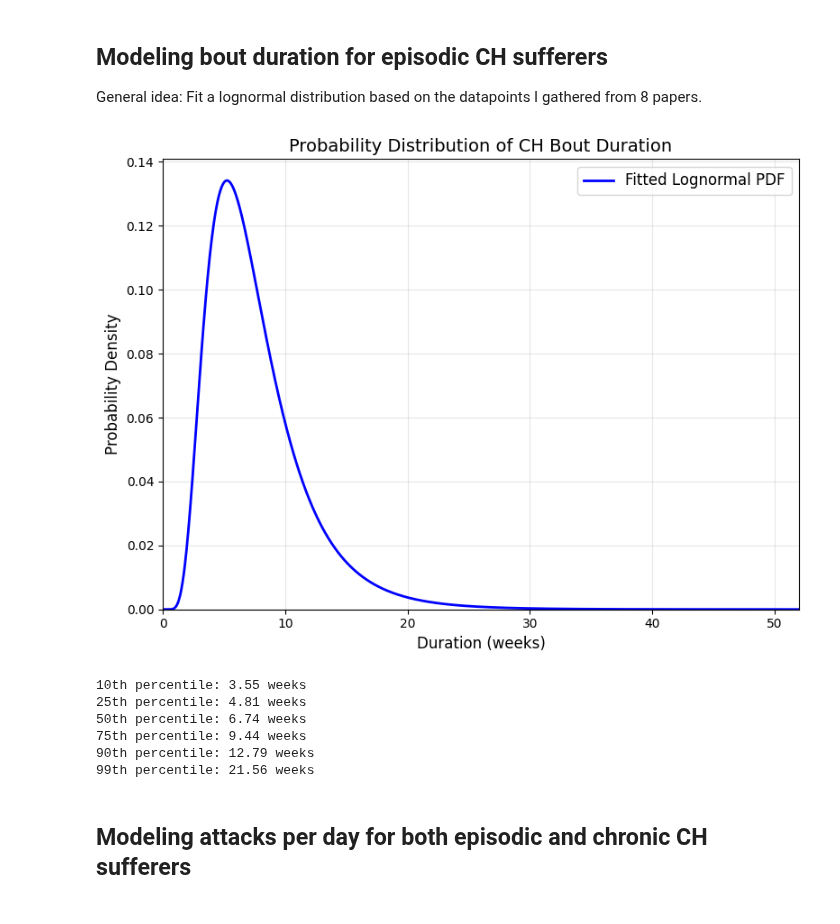
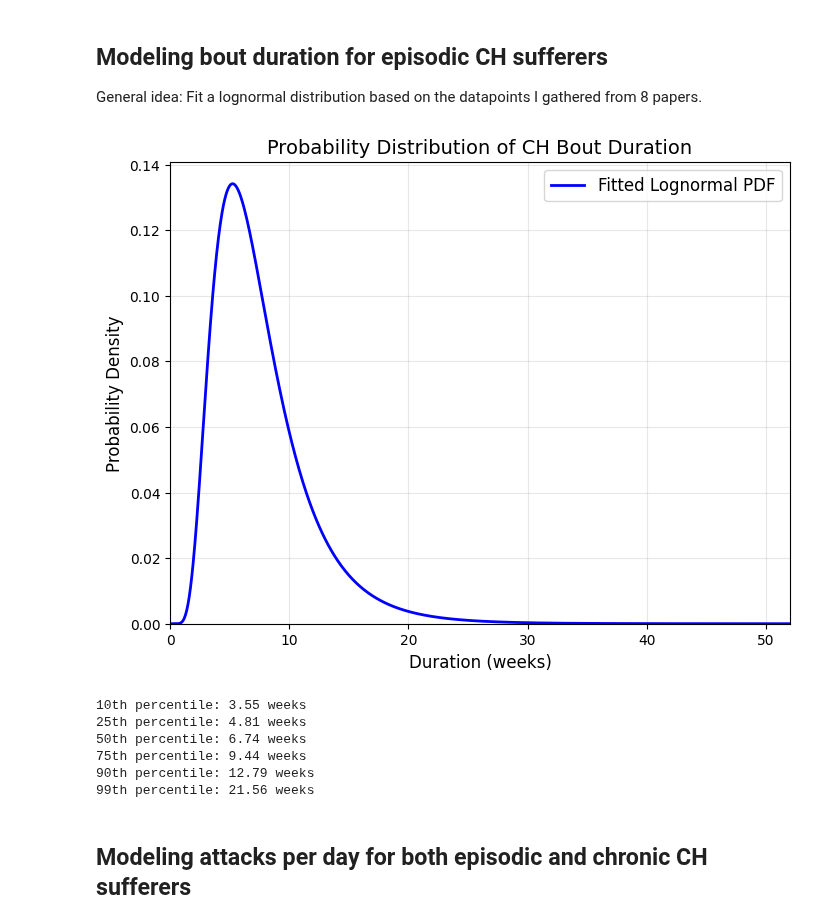
Before and after one commit to aph-research/cluster-headaches, a Jupyter notebook: Cluster headache full model.ipynb, the cells around one changed output. Drawn from its saved outputs; the diff is of its cells as text; code cells hidden in the pictures.

```diff
--- a/Cluster headache full model.ipynb
+++ b/Cluster headache full model.ipynb
@@ -166,35 +167,34 @@ weights = sample_sizes / np.sum(sample_sizes)
 def neg_log_likelihood(params):
     mu, sigma = params
     return -np.sum(weights * lognorm.logpdf(data, s=sigma, scale=np.exp(mu)))
 
 initial_params = [np.log(np.average(data, weights=weights)), 0.5]
 result = minimize(neg_log_likelihood, initial_params, method='Nelder-Mead')
 optimal_mu, optimal_sigma = result.x
 
 # Plotting
 plt.figure(figsize=(8, 6))
 
 x = np.linspace(0, 52, 1000)
 plt.plot(x, lognorm.pdf(x, s=optimal_sigma, scale=np.exp(optimal_mu)), 'b-', lw=2,
          label='Fitted Lognormal PDF')
 
 plt.title('Probability Distribution of CH Bout Duration', fontsize=14)
 plt.xlabel('Duration (weeks)', fontsize=12)
 plt.ylabel('Probability Density', fontsize=12)
 plt.xlim(0, 52)
 plt.ylim(bottom=0)
 plt.legend(fontsize=12)
 plt.grid(True, alpha=0.3)
-plt.tight_layout()
 plt.show()
 
 # Print percentiles
 percentiles = [10, 25, 50, 75, 90, 99]
 values = lognorm.ppf(np.array(percentiles) / 100, s=optimal_sigma, scale=np.exp(optimal_mu))
 for p, v in zip(percentiles, values):
     print(f"{p}th percentile: {v:.2f} weeks")
 # %% [output]
-[figure, old version]
+[figure, new version]
 10th percentile: 3.55 weeks
 25th percentile: 4.81 weeks
 50th percentile: 6.74 weeks
```
Also changed, not shown: parts of 10 cells of this notebook, 1 other file.
